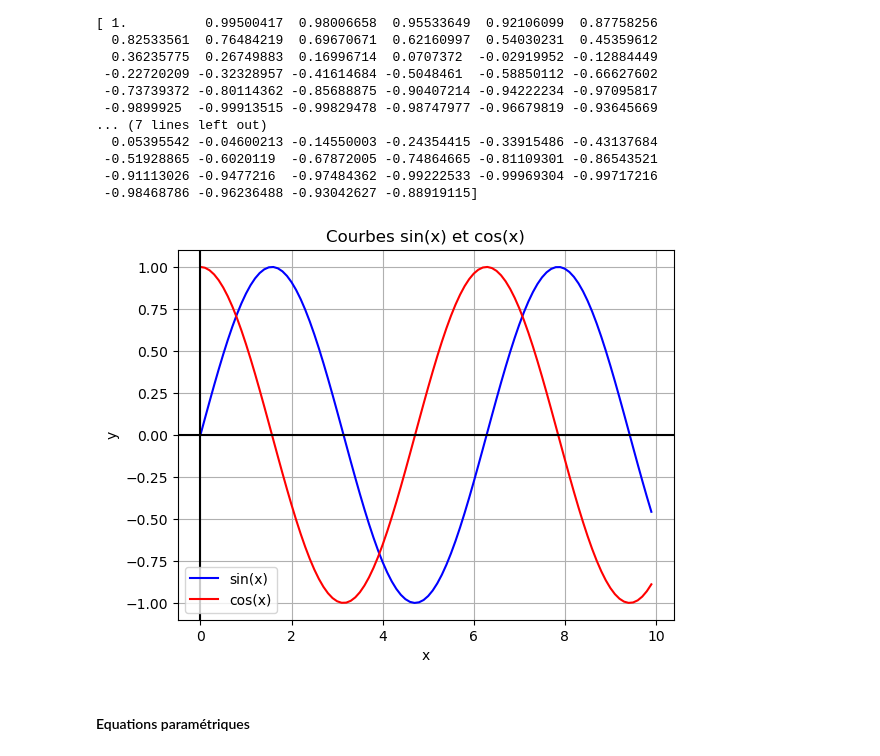
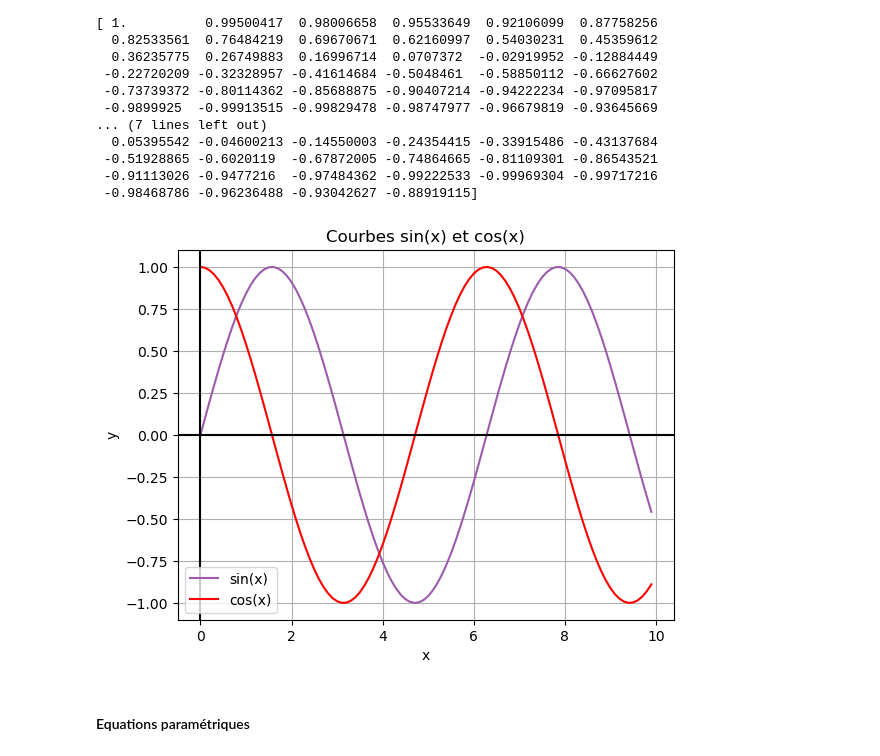
Before and after one commit to ZorroLeVrai/Python.Bureautique, a Jupyter notebook: Notebooks/Visualisation_de_donnees_matplotlib.ipynb, the cells around one changed output. Cells and saved outputs as stored; diff of their text form; code cells hidden in the pictures.

```diff
--- a/Notebooks/Visualisation_de_donnees_matplotlib.ipynb
+++ b/Notebooks/Visualisation_de_donnees_matplotlib.ipynb
@@ -72,20 +72,20 @@ x= [0.  0.1 0.2 0.3 0.4 0.5 0.6 0.7 0.8 0.9 1.  1.1 1.2 1.3 1.4 1.5 1.6 1.7
  -0.91113026 -0.9477216  -0.97484362 -0.99222533 -0.99969304 -0.99717216
  -0.98468786 -0.96236488 -0.93042627 -0.88919115]
 # %%
-plt.plot(x, y1, label='sin(x)', color='blue')
+plt.plot(x, y1, label='sin(x)', color='#9c5bab')
 plt.plot(x, y2, label='cos(x)', color='red')
 plt.title('Courbes sin(x) et cos(x)')
 plt.xlabel('x')
 plt.ylabel('y')
 plt.grid(True, which='both')
 
 plt.axhline(y=0, color='k')
 plt.axvline(x=0, color='k')
 
 plt.legend()
 plt.show()
 # %% [output]
-[figure, old version]
+[figure, new version]
 # %% [markdown]
 #### Equations paramétriques
 # %%
```
Also changed, not shown: parts of 6 cells of this notebook, 5 other files.
